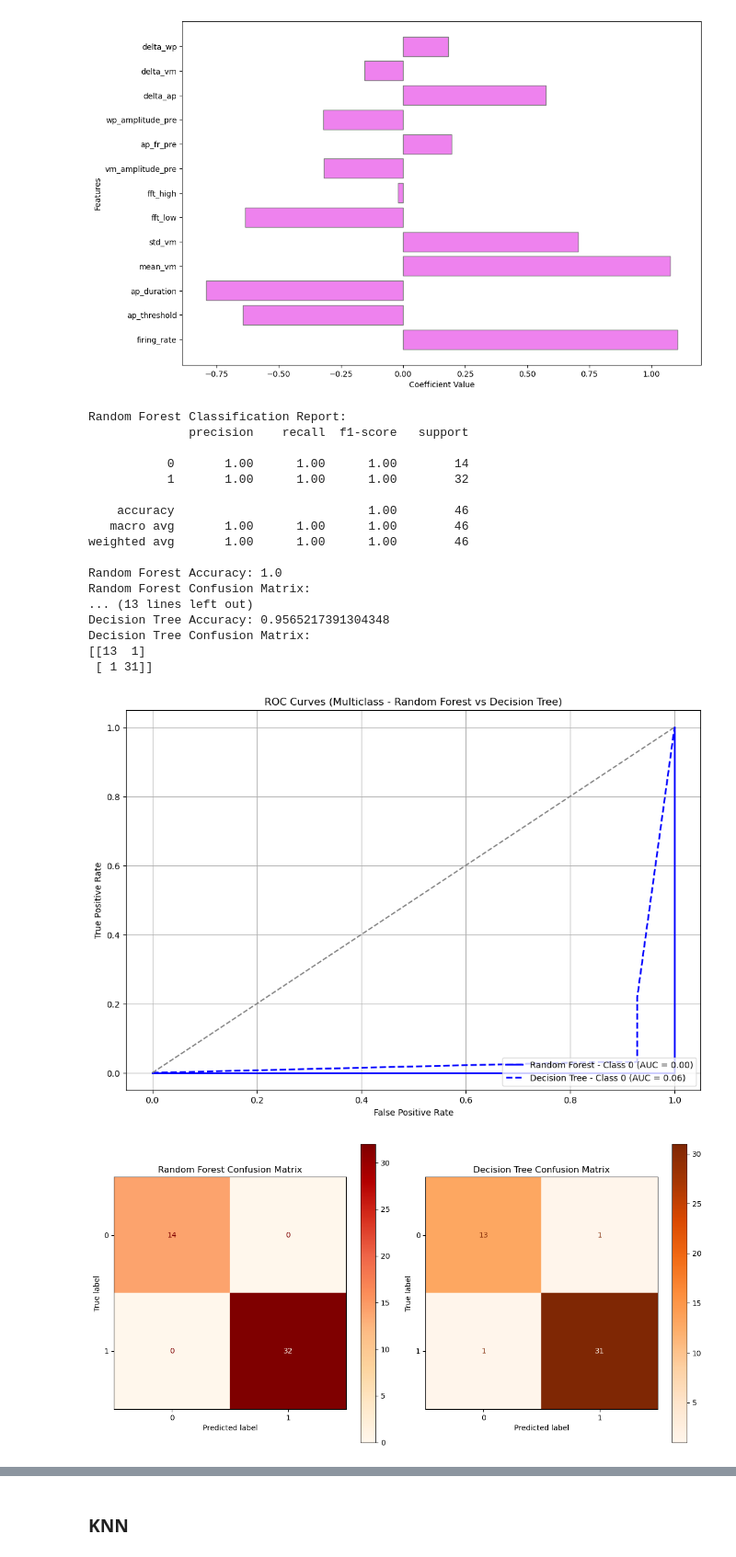
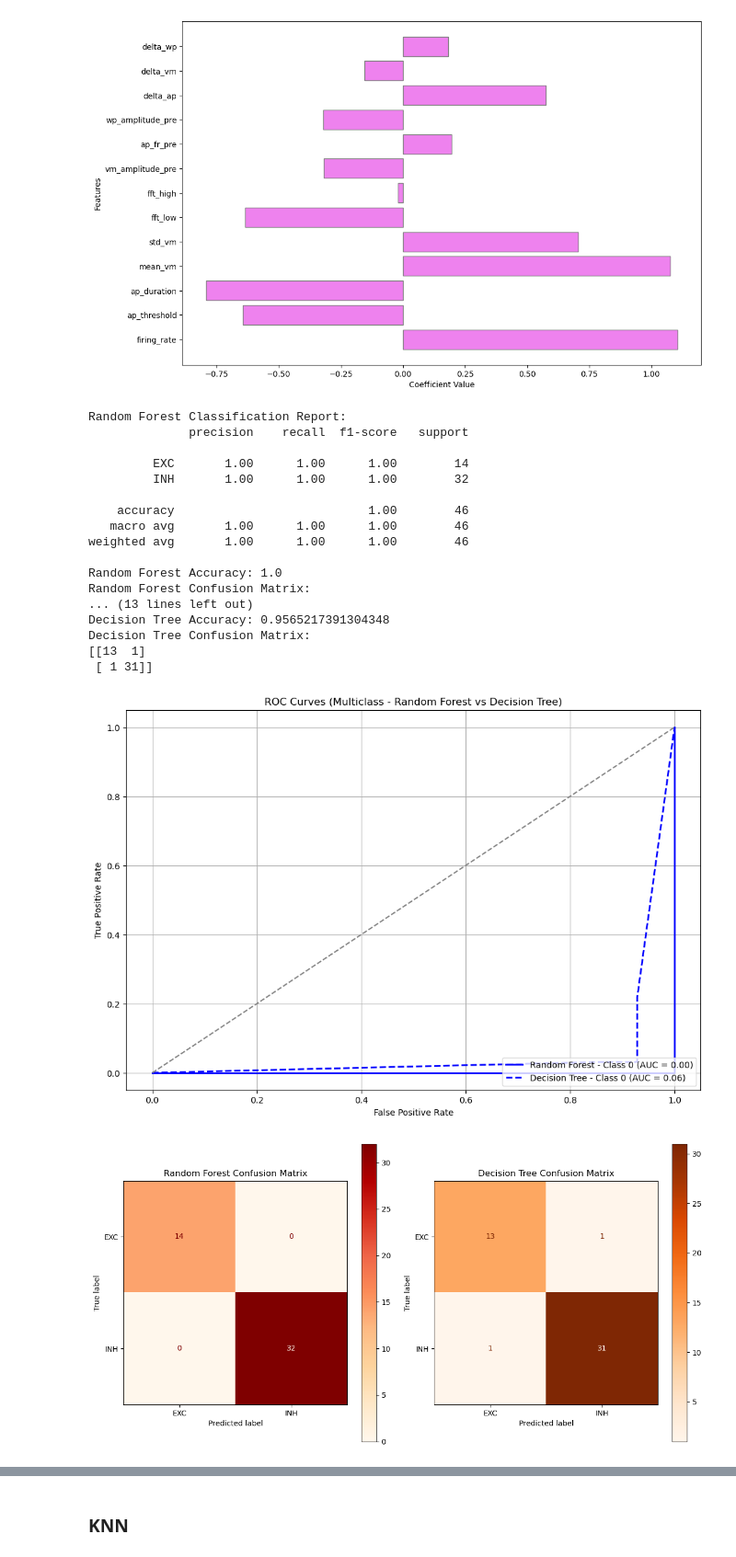
Before and after one commit to maverest/NCCM_project, a Jupyter notebook: notebooks/LF.ipynb, the cells around one changed output, grey strips where cells are left out. Shown at 92% size. Drawn from its saved outputs; the diff is of its cells as text; code cells hidden in the pictures.

```diff
--- a/notebooks/LF.ipynb
+++ b/notebooks/LF.ipynb
@@ -754,25 +585,26 @@ scaler = StandardScaler()
 X_train_scaled = scaler.fit_transform(X_train)
 X_test_scaled = scaler.transform(X_test)
 
+# Mapper les noms des classes
+class_names = label_encoder.classes_  # Cela retourne ['EXC', 'INH']
+
+# Random Forest
 
 
 rf_model = RandomForestClassifier(random_state=42)
 rf_model.fit(X_train_scaled, y_train)
-
-
 rf_predictions = rf_model.predict(X_test_scaled)
 print("Random Forest Classification Report:")
-print(classification_report(y_test, rf_predictions))
+print(classification_report(y_test, rf_predictions, target_names=class_names))
 print("Random Forest Accuracy:", accuracy_score(y_test, rf_predictions))
 print("Random Forest Confusion Matrix:")
 print(confusion_matrix(y_test, rf_predictions))
 
 dt_model = DecisionTreeClassifier(max_depth=2, random_state=42)
 dt_model.fit(X_train_scaled, y_train)
-
 dt_predictions = dt_model.predict(X_test_scaled)
 print("\nDecision Tree Classification Report:")
-print(classification_report(y_test, dt_predictions))
+print(classification_report(y_test, dt_predictions, target_names=class_names))
 print("Decision Tree Accuracy:", accuracy_score(y_test, dt_predictions))
 print("Decision Tree Confusion Matrix:")
 print(confusion_matrix(y_test, dt_predictions))
@@ -780,8 +612,8 @@ print(confusion_matrix(y_test, dt_predictions))
 Random Forest Classification Report:
               precision    recall  f1-score   support
 
-           0       1.00      1.00      1.00        14
-           1       1.00      1.00      1.00        32
+         EXC       1.00      1.00      1.00        14
+         INH       1.00      1.00      1.00        32
 
     accuracy                           1.00        46
    macro avg       1.00      1.00      1.00        46
@@ -816,33 +648,33 @@ for i in range(y_test_binarized.shape[1]):  # One curve for each class
 for i in range(y_test_binarized.shape[1]):  # One curve for each class
     fpr, tpr, _ = roc_curve(y_test_binarized[:, i], dt_model.predict_proba(X_test_scaled)[:, i])
     roc_auc = auc(fpr, tpr)
     plt.plot(fpr, tpr, color=colors[i % len(colors)], lw=2, linestyle='--',
              label=f'Decision Tree - Class {lb.classes_[i]} (AUC = {roc_auc:.2f})')
 
 # Plot diagonal line
 plt.plot([0, 1], [0, 1], color='gray', linestyle='--')  # Random classifier line
 plt.title('ROC Curves (Multiclass - Random Forest vs Decision Tree)')
 plt.xlabel('False Positive Rate')
 plt.ylabel('True Positive Rate')
 plt.legend(loc="lower right")
 plt.grid()
 plt.show()
 
 from sklearn.metrics import ConfusionMatrixDisplay
 
 # Plot confusion matrices
 fig, ax = plt.subplots(1, 2, figsize=(12, 6))
 
 # Random Forest Confusion Matrix
-ConfusionMatrixDisplay.from_estimator(rf_model, X_test_scaled, y_test, ax=ax[0], cmap="OrRd")
+ConfusionMatrixDisplay.from_estimator(rf_model, X_test_scaled, y_test, ax=ax[0], cmap="OrRd", display_labels=label_encoder.classes_)
 ax[0].set_title('Random Forest Confusion Matrix')
 
 # Decision Tree Confusion Matrix
-ConfusionMatrixDisplay.from_estimator(dt_model, X_test_scaled, y_test, ax=ax[1], cmap="Oranges")
+ConfusionMatrixDisplay.from_estimator(dt_model, X_test_scaled, y_test, ax=ax[1], cmap="Oranges", display_labels=label_encoder.classes_)
 ax[1].set_title('Decision Tree Confusion Matrix')
 
 plt.tight_layout()
 plt.show()
 # %% [output]
 [figure]
-[figure, old version]
+[figure, new version]
```
Also changed, not shown: parts of 21 cells of this notebook.
